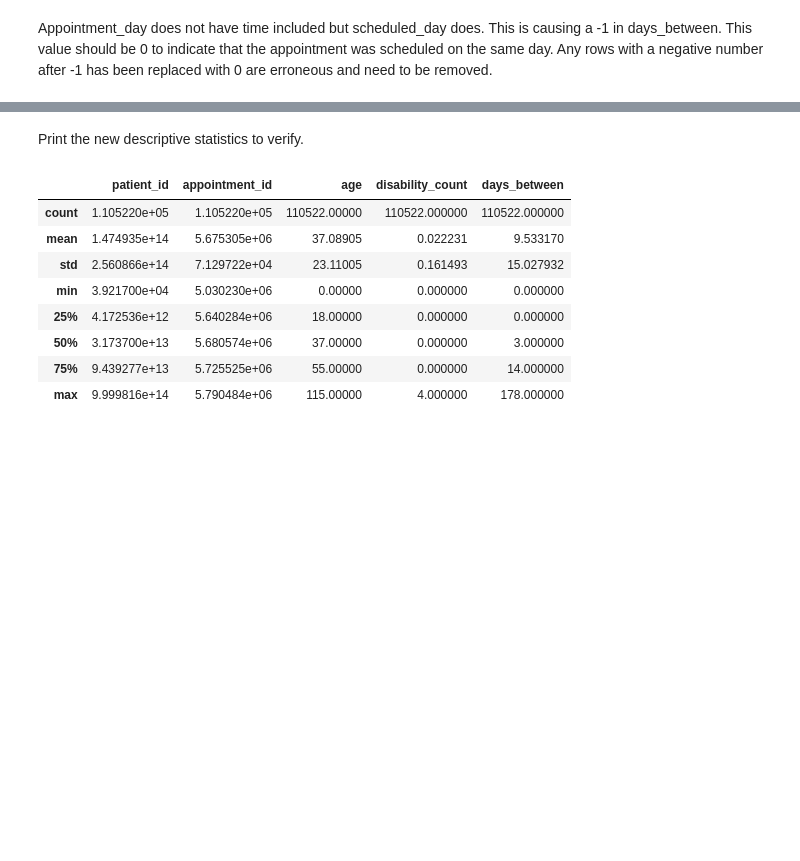
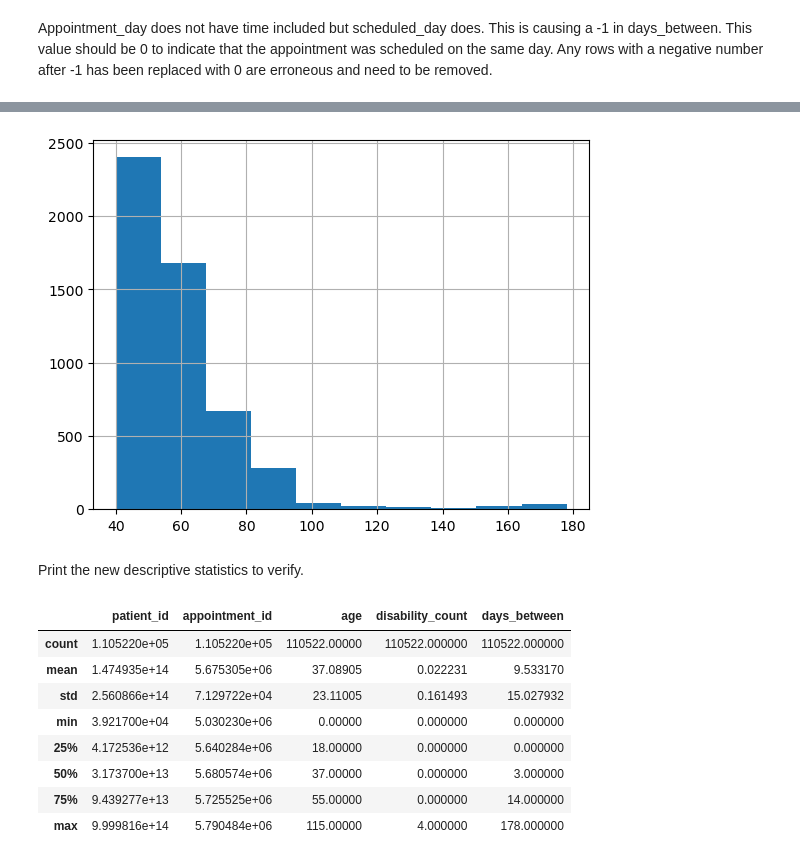
Before and after one commit to afbowman/UnsupervisedLearning, a Jupyter notebook: Capstone_Project.ipynb, the cells around one changed output, grey strips where cells are left out. Saved outputs shown, nothing was run; the diff lists cells and outputs as text; code cells hidden in the pictures; blank space fills up the shorter version.

```diff
--- a/Capstone_Project.ipynb
+++ b/Capstone_Project.ipynb
@@ -328,3 +326,8 @@ df = df.query('days_between >= 0') # keep only the rows where the time lapse was
+# %%
+# distribution of days between greater than approximately 2 std above the mean
+df_prep[df_prep['days_between'] >= 40].days_between.hist();
+# %% [output]
+[figure, added]
 # %% [markdown]
 Print the new descriptive statistics to verify.
 # %%
```
Also changed, not shown: parts of 19 cells of this notebook.
